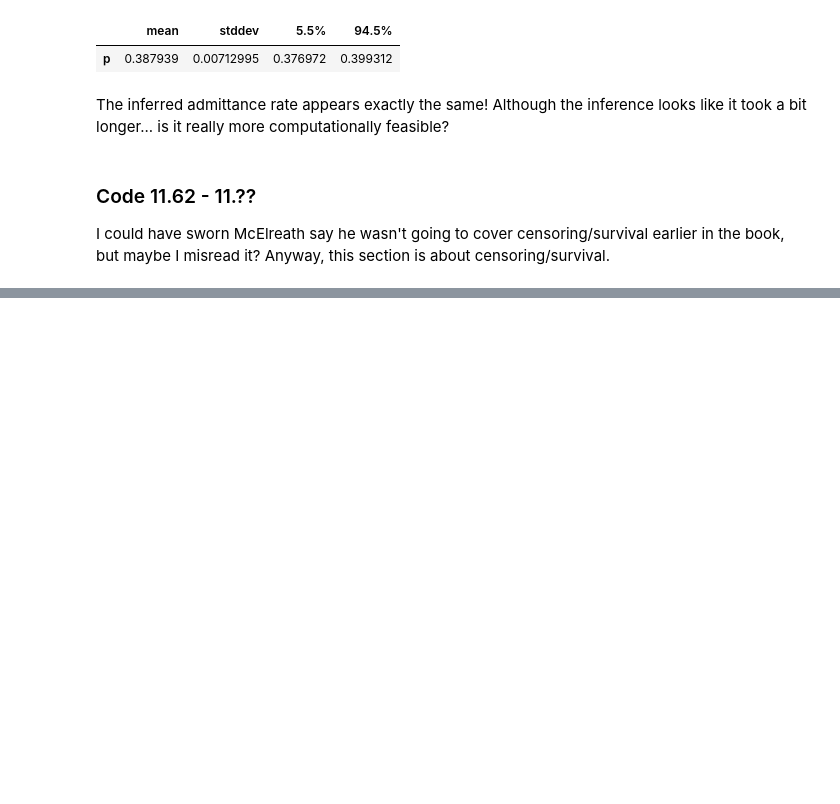
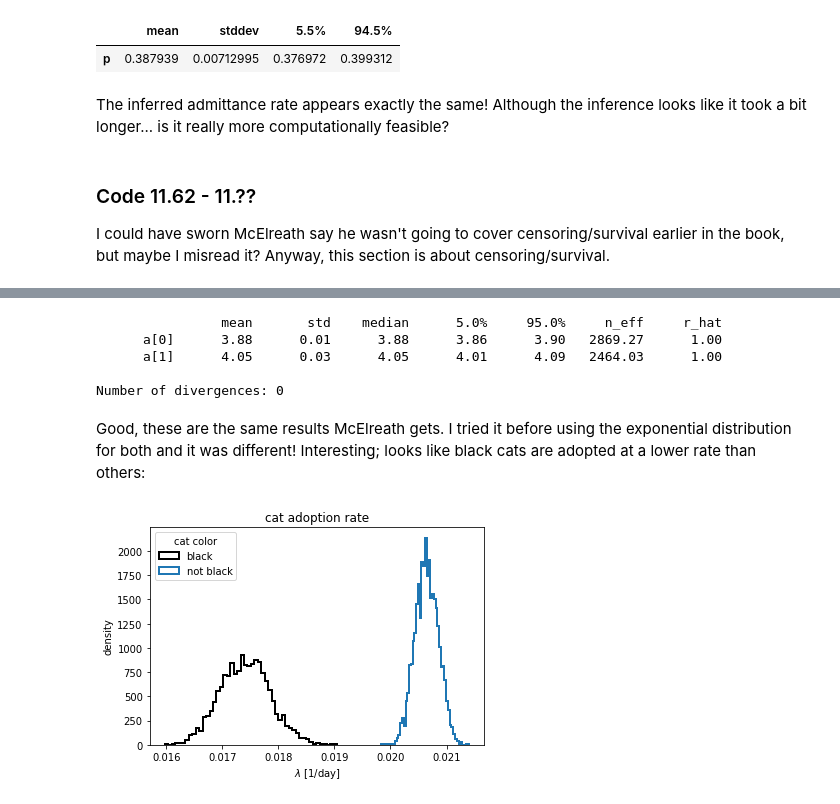
Before and after one commit to ecotner/statistical-rethinking, a Jupyter notebook: notebooks/11_god_spiked_ints.ipynb, the cells around one changed output, grey strips where cells are left out. Cells and saved outputs as stored; diff of their text form; code cells hidden in the pictures; blank space fills up the shorter version.

```diff
--- a/notebooks/11_god_spiked_ints.ipynb
+++ b/notebooks/11_god_spiked_ints.ipynb
@@ -1233,0 +1270,6 @@ I could have sworn McElreath say he wasn't going to cover censoring/survival ear
+# %%
+cats_df = pd.read_csv("data/AustinCats.csv", sep=";")
+cats_df["adopt"] = (cats_df["out_event"] == "Adoption").astype(int)
+cats_df["days_to_event"] = cats_df["days_to_event"].astype(float)
+cats_df["color_id"] = (cats_df["color"] == "Black").astype(int)
+cats_df.head()
@@ -1233,0 +1316,32 @@ I could have sworn McElreath say he wasn't going to cover censoring/survival ear
+# %%
+data = format_data(cats_df[["adopt", "days_to_event", "color_id"]], categoricals=("adopt", "color_id"))
+
+def model_m11_14(data, training=False):
+    a = pyro.sample("a", Normal(0., 1.).expand([2]).to_event(0))
+    _lambda = 1.0/torch.exp(a[data["color_id"]])
+    adopt = data["adopt"].bool()
+    pyro.sample("observed", Exponential(_lambda[adopt]), obs=data["days_to_event"][adopt])
+    pyro.sample("censored", ExponentialCCDF(_lambda[~adopt]), obs=data["days_to_event"][~adopt])
+
+m11_14 = train_nuts(model_m11_14, data, num_warmup=1000, num_samples=3000)
+# %%
+m11_14.summary()
+# %% [output]
+                mean       std    median      5.0%     95.0%     n_eff     r_hat
+      a[0]      3.88      0.01      3.88      3.86      3.90   2869.27      1.00
+      a[1]      4.05      0.03      4.05      4.01      4.09   2464.03      1.00
+
+Number of divergences: 0
+# %% [markdown]
+Good, these are the same results McElreath gets. I tried it before using the exponential distribution for both and it was different! Interesting; looks like black cats are adopted at a lower rate than others:
+# %%
+samples = unnest_samples(m11_14.get_samples())
+plt.hist(1/samples["a[1]"].exp(), bins=50, color="black", label="black", linewidth=2, histtype="step", density=True)
+plt.hist(1/samples["a[0]"].exp(), bins=50, color="C0", label="not black", linewidth=2, histtype="step", density=True)
+plt.legend(title="cat color")
+plt.xlabel(r"$\lambda$ [1/day]")
+plt.ylabel("density")
+plt.title("cat adoption rate")
+plt.show()
+# %% [output]
+[figure, added]
```
Also changed, not shown: parts of 8 cells of this notebook.
